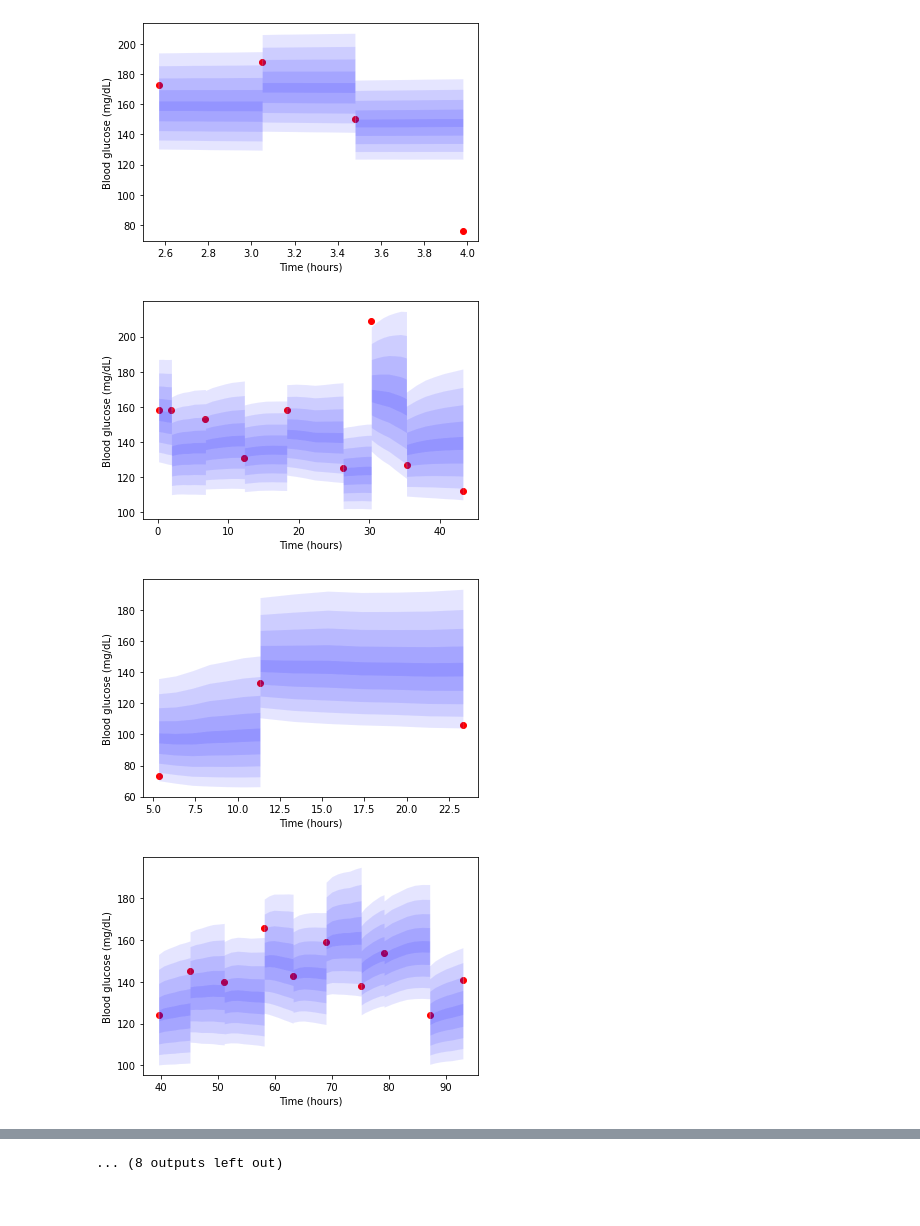
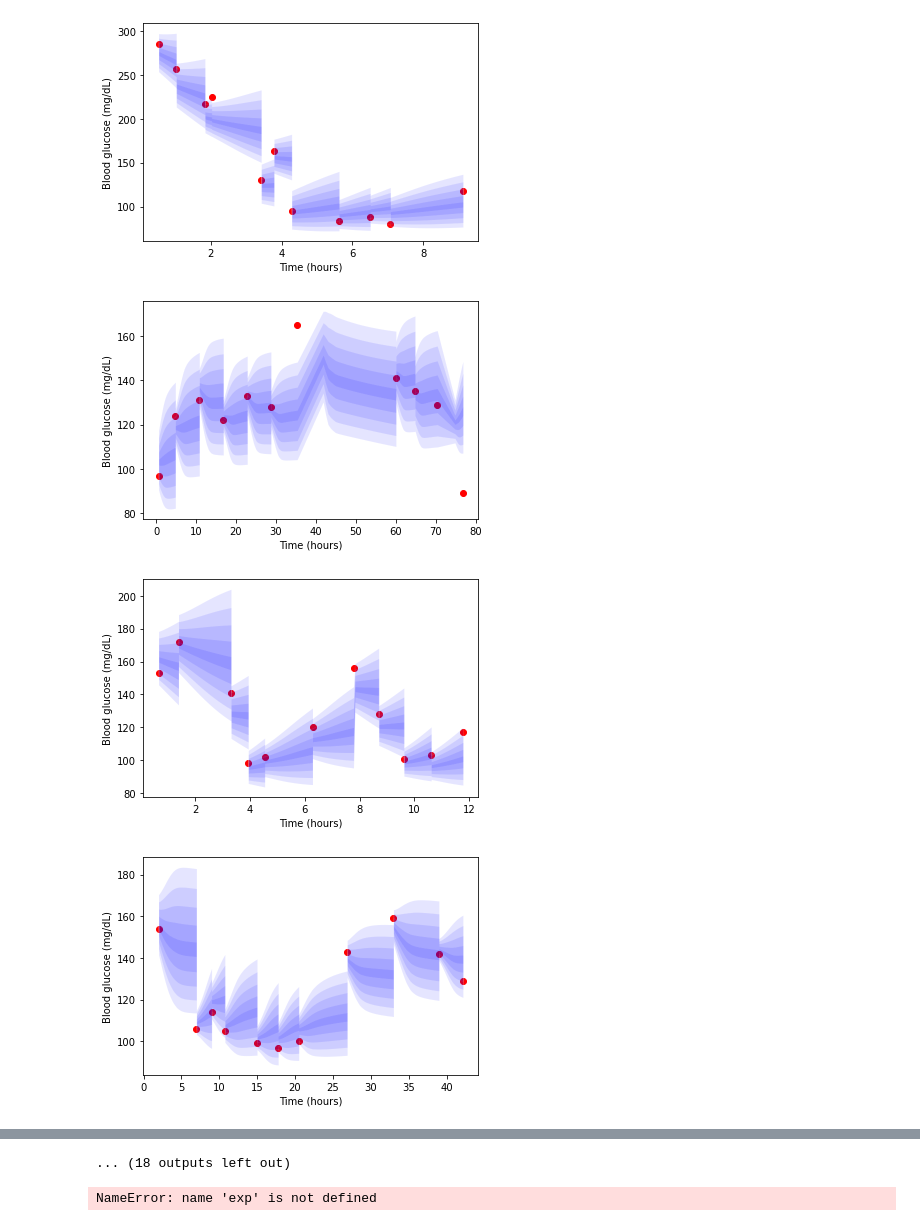
Before and after one commit to oizin/irregular-ts, a Jupyter notebook: scripts/eval/example_trajectories.ipynb, the cells around one changed output, grey strips where cells are left out. Cells and saved outputs as stored; diff of their text form; code cells hidden in the pictures.

```diff
--- a/scripts/eval/example_trajectories.ipynb
+++ b/scripts/eval/example_trajectories.ipynb
@@ -13,7 +14,7 @@ from src.models.models import *
 import matplotlib.pyplot as plt
 # %%
 # ARGS
-N_EXAMPLE = 20
+N_EXAMPLE = 30
 MAX_MEASURES = 10
-CHK_PATH = "../../experiments/mimic3/sept28/version_2/checkpoints/epoch=29-step=2788.ckpt"
+CHK_PATH = "../../experiments/mimic3/result2/version_5/checkpoints/epoch=26-step=2510.ckpt"
 DATA_PATH = '../../data/analysis.csv'
@@ -56,3 +58,9 @@ ctLSTMModel
+# %%
+# data
+input_features = all_features()
+mimic3 = MIMIC3DataModule(input_features,DATA_PATH)
+mimic3.setup()
+dl_test = mimic3.val_dataloader()
 # %%
 x, y, msk, dt, _ = next(iter(dl_test))
 # %%
@@ -104,5 +113,5 @@ for i in range(N_EXAMPLE):
     dt_j = dt[i][~msk[i].bool()].unsqueeze(0)[:,0:MAX_MEASURES,:]
     x_j = x[i][~msk[i].bool()].unsqueeze(0)[:,0:MAX_MEASURES,:]
     y_j = y[i][~msk[i].bool()][0:MAX_MEASURES]
-    predict_and_plot_trajectory(dt_j,x_j,y_j)
+    predict_and_plot_trajectory(dt_j,x_j,y_j,nsteps=30)
 # %% [output]
@@ -112,4 +121,4 @@ for i in range(N_EXAMPLE):
-[figure, old version]
+[figure, new version]
-[figure, old version]
+[figure, new version]
-[figure, old version]
+[figure, new version]
-[figure, old version]
+[figure, new version]
@@ -121 +130,5 @@ for i in range(N_EXAMPLE):
-... (8 outputs left out)
+... (18 outputs left out)
+# %%
+exp(0.2 + log())
+# %% [output]
+NameError: name 'exp' is not defined
```
Also changed, not shown: parts of 6 cells of this notebook, 22 other files.
